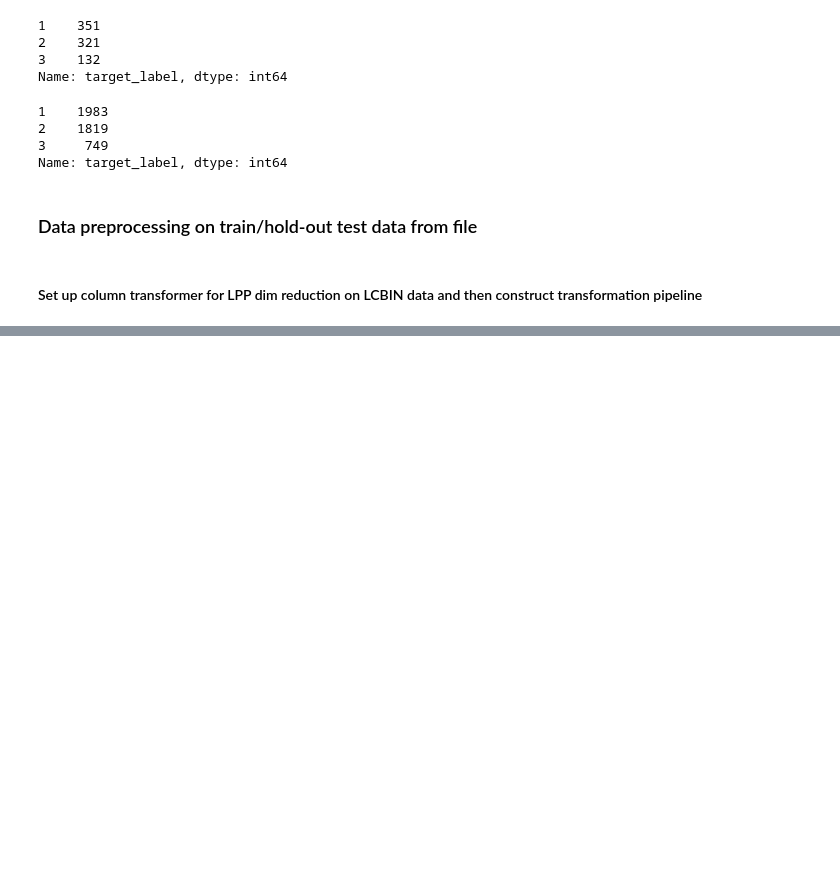
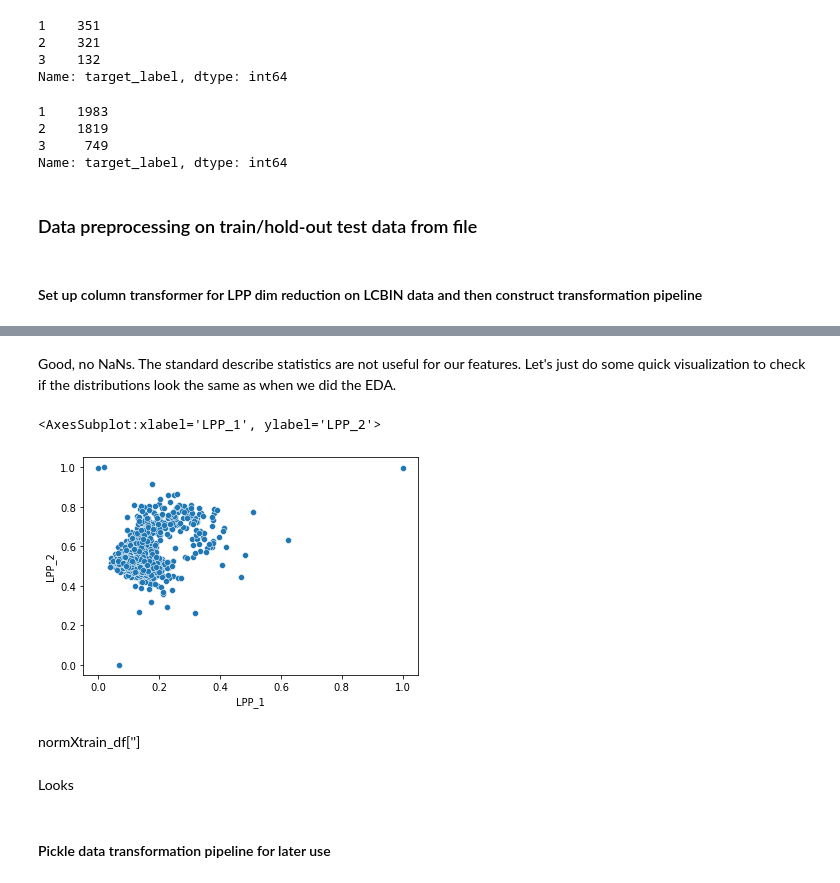
Before and after one commit to admveen/Exoplanet, a Jupyter notebook: notebooks/Exo_Preprocessing.ipynb, the cells around one changed output, grey strips where cells are left out. Drawn from its saved outputs; the diff is of its cells as text; code cells hidden in the pictures; blank space fills up the shorter version.

```diff
--- a/notebooks/Exo_Preprocessing.ipynb
+++ b/notebooks/Exo_Preprocessing.ipynb
@@ -64,6 +66,9 @@ for name, data in datasplit_dict.items():
     data.to_csv(base_path + name + ".csv")
 # %% [markdown]
 ### Data preprocessing on train/hold-out test data from file
+# %%
+# load X_train from file
+X_train = pd.read_csv(base_path + 'X_train.csv', index_col=['KIC_ID', 'TCE_num'] )
 # %%
 #transformer class to perform sqrt log transform on p_secondary and even_odd_stat
 
@@ -107,19 +112,20 @@ class SqrtLogZeroExceptionTransformer(BaseEstimator, TransformerMixin):
 #### Set up column transformer for LPP dim reduction on LCBIN data and then construct transformation pipeline
 # %%
 # transformer class to do the LPP dimensional reduction on the LCBIN subset.
-#  the columntransformer outputs
+#  the columntransformer only performs LPP on the 141 LCBIN features.
 
 LCBINselector = make_column_selector(pattern = "^LCBIN_")
 trans = [('lpp', LocalityPreservingProjection(n_components=2), LCBINselector(X_train) )]
 
-steps = [('sqrtlog', SqrtLogZeroExceptionTransformer()), ('lpptrans', ColumnTransformer(transformers = trans, remainder = 'passthrough') )]
+# pipeline first sqrt log transforms secondary peak detection features, then dim reduction on LCBIN, then min/max scaling
+steps = [('sqrtlog', SqrtLogZeroExceptionTransformer()), ('lpptrans', ColumnTransformer(transformers = trans, remainder = 'passthrough') ), ('scaler', MinMaxScaler() )]
 
 # fit_transforming the pipeline will output a numpy array (LocalityPreservingProjection outputs numpy array).
 # column order is (LPP_1, LPP_2, Period, Duration, even_odd_stat, p_secondary, max, min)
 
 datatrans_pipe = Pipeline(steps)
 # %%
-data_trans.fit(X_train)
+datatrans_pipe.fit(X_train)
 # %% [output]
 Pipeline(steps=[('sqrtlog', SqrtLogZeroExceptionTransformer()),
                 ('lpptrans',
@@ -143,0 +149,3 @@ Pipeline(steps=[('sqrtlog', SqrtLogZeroExceptionTransformer()),
+# %%
+colnames = ['LPP_1', 'LPP_2', 'Period', 'Duration', 'even_odd_stat', 'p_secondary', 'max', 'min']
+normXtrain_df = pd.DataFrame(datatrans_pipe.transform(X_train), columns = colnames, index = X_train.index)
@@ -143,0 +180,13 @@ Pipeline(steps=[('sqrtlog', SqrtLogZeroExceptionTransformer()),
+# %% [markdown]
+Good, no NaNs. The standard describe statistics are not useful for our features. Let's just do some quick visualization to check if the distributions look the same as when we did the EDA.
+# %%
+sns.scatterplot(x = 'LPP_1', y = 'LPP_2', data = normXtrain_df)
+# %% [output]
+<AxesSubplot:xlabel='LPP_1', ylabel='LPP_2'>
+[figure, added]
+# %% [markdown]
+normXtrain_df['']
+# %% [markdown]
+Looks
+# %% [markdown]
+#### Pickle data transformation pipeline for later use
```
Also changed, not shown: parts of 6 cells of this notebook, 5 other files.
